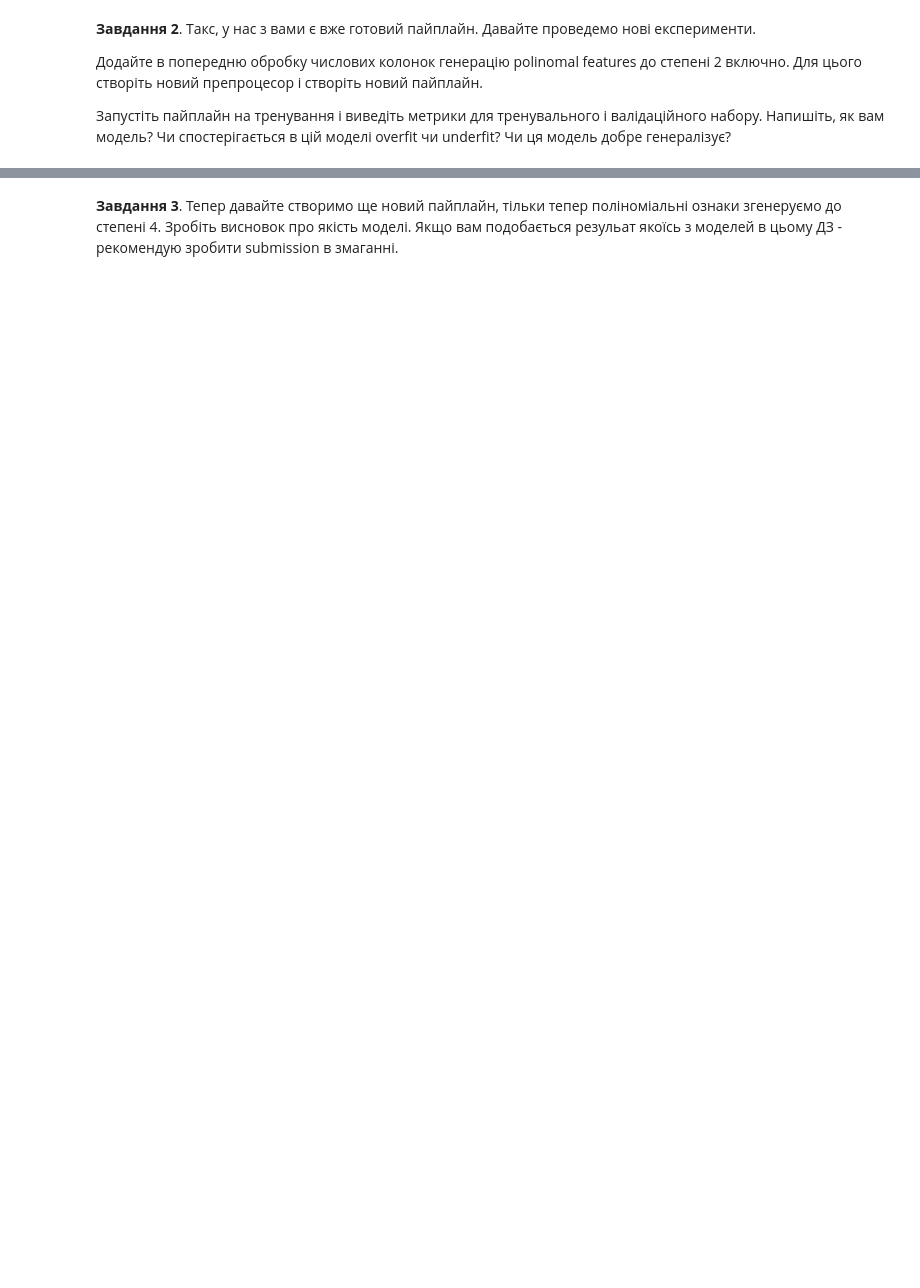
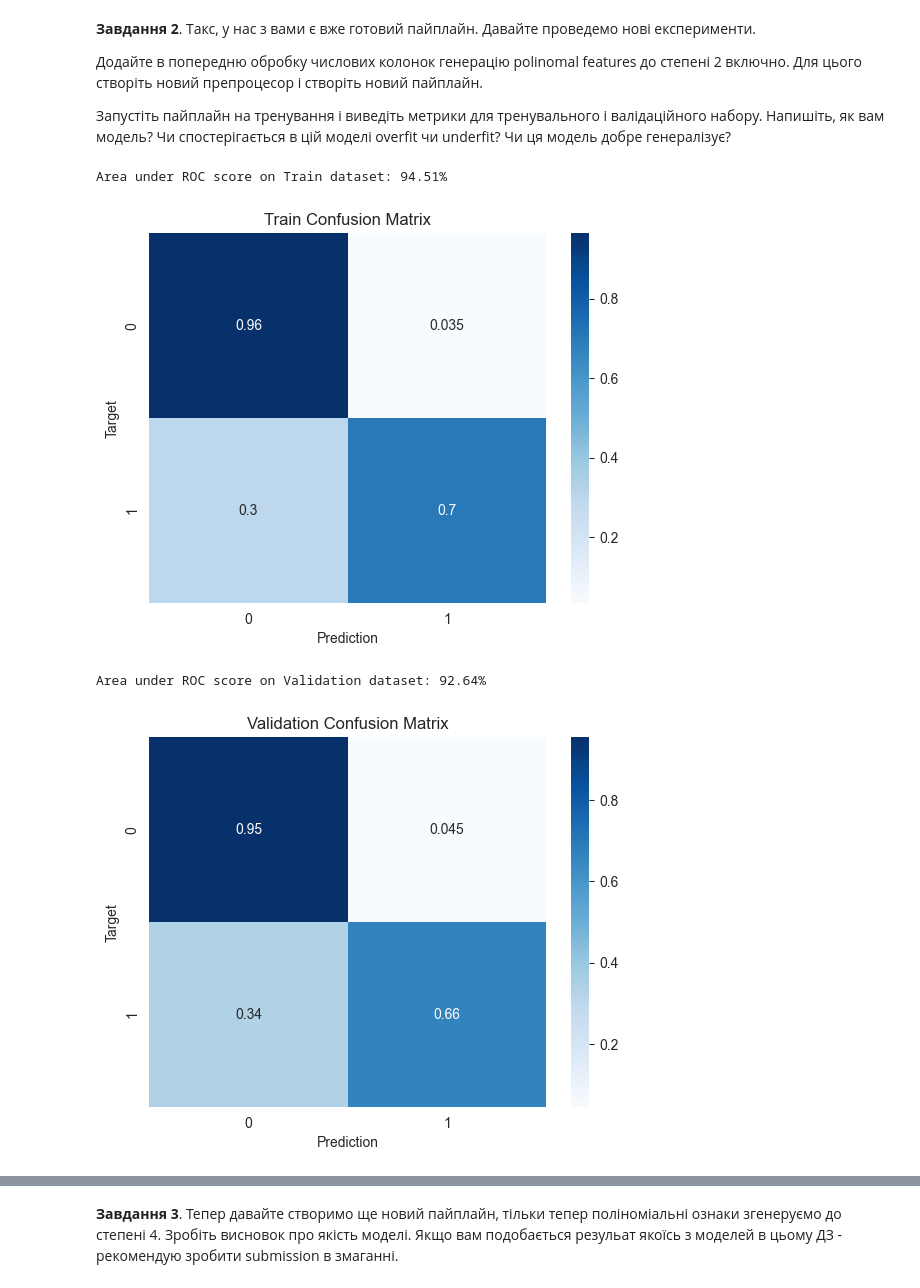
Before and after one commit to DmytroLitvinov/machine-learning-for-humans-2.0, a Jupyter notebook: modules/modules_2/topic_2_2/homeworks/HW_2_2_Поліноміальні_ознаки_Pipelines.ipynb, the cells around one changed output, grey strips where cells are left out. Saved outputs shown, nothing was run; the diff lists cells and outputs as text; code cells hidden in the pictures; blank space fills up the shorter version.

```diff
--- a/modules/modules_2/topic_2_2/homeworks/HW_2_2_Поліноміальні_ознаки_Pipelines.ipynb
+++ b/modules/modules_2/topic_2_2/homeworks/HW_2_2_Поліноміальні_ознаки_Pipelines.ipynb
@@ -93,3 +121,31 @@ joblib.dump(...)
   Додайте в попередню обробку числових колонок генерацію polinomal features до степені 2 включно. Для цього створіть новий препроцесор і створіть новий пайплайн.
 
   Запустіть пайплайн на тренування і виведіть метрики для тренувального і валідаційного набору. Напишіть, як вам модель? Чи спостерігається в цій моделі overfit чи underfit? Чи ця модель добре генералізує?
+# %%
+poly_features = PolynomialFeatures(degree=2)
+
+numeric_transformer = Pipeline(steps=[
+    ('scaler', StandardScaler()),
+    ('poly_features', poly_features)
+])
+
+preprocessor = ColumnTransformer(
+    transformers=[
+        ('num', numeric_transformer, numeric_cols),
+        ('cat', categorical_transformer, categorical_cols)
+    ])
+
+model_pipeline = Pipeline(steps=[
+    ('preprocessor', preprocessor),
+    ('classifier', model)
+])
+
+model_pipeline.fit(train_inputs, train_targets)
+
+train_preds = predict_and_plot(model_pipeline, train_inputs, train_targets, 'Train')
+val_preds = predict_and_plot(model_pipeline, val_inputs, val_targets, 'Validation')
+# %% [output]
+Area under ROC score on Train dataset: 94.51%
+[figure, added]
+Area under ROC score on Validation dataset: 92.64%
+[figure, added]
```
Also changed, not shown: parts of 10 cells of this notebook, 9 other files.
